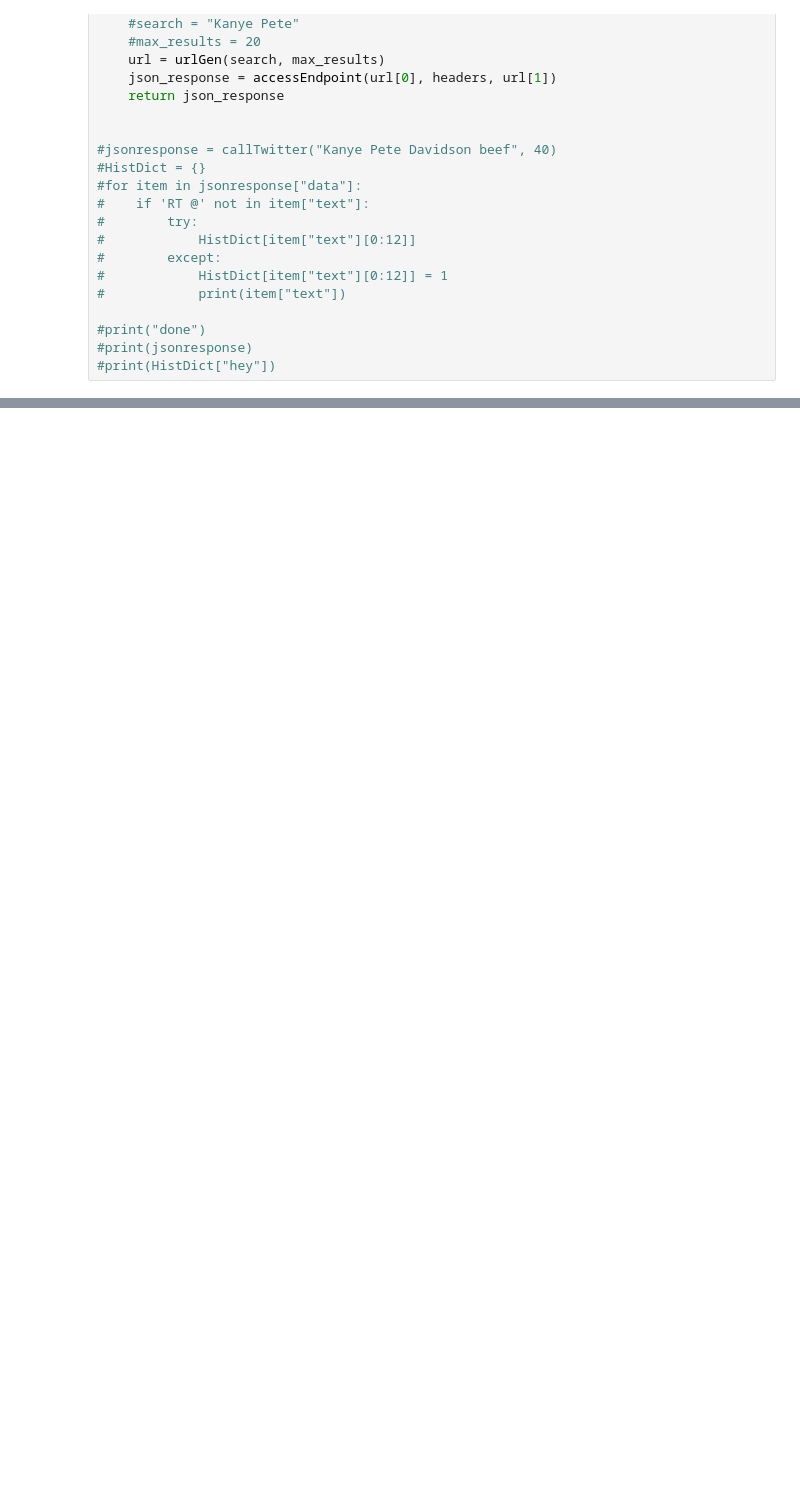
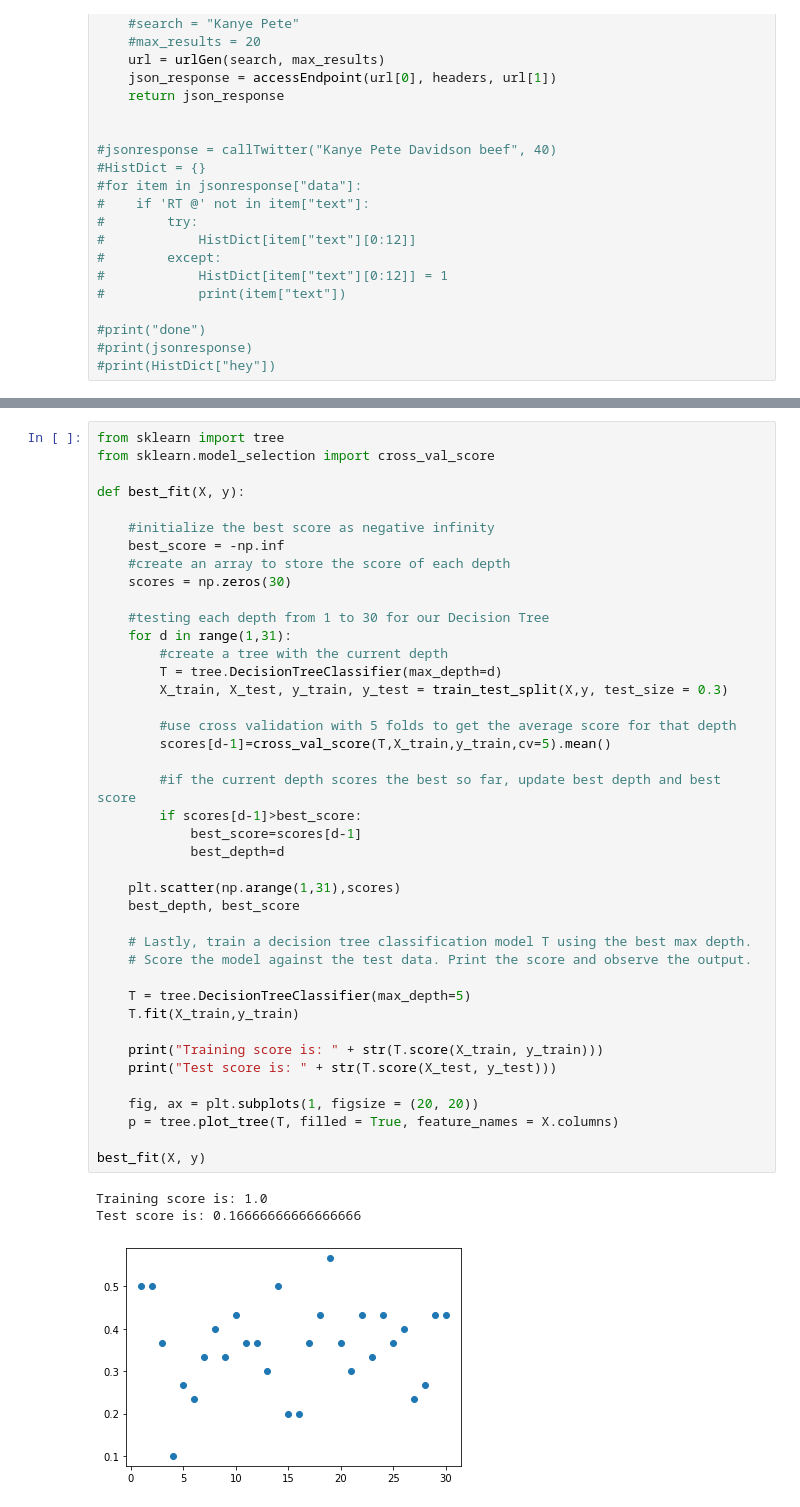
Before and after one commit to Max-Potter/Pic16AProj, a Jupyter notebook: working project.ipynb, the cells around one changed output, grey strips where cells are left out. Drawn from its saved outputs; the diff is of its cells as text; blank space fills up the shorter version.

```diff
--- a/working project.ipynb
+++ b/working project.ipynb
@@ -306,0 +307,45 @@ print(T.score(X,y))
+# %%
+from sklearn import tree
+from sklearn.model_selection import cross_val_score
+
+def best_fit(X, y):
+
+    #initialize the best score as negative infinity
+    best_score = -np.inf
+    #create an array to store the score of each depth
+    scores = np.zeros(30)
+
+    #testing each depth from 1 to 30 for our Decision Tree
+    for d in range(1,31):
+        #create a tree with the current depth
+        T = tree.DecisionTreeClassifier(max_depth=d)
+        X_train, X_test, y_train, y_test = train_test_split(X,y, test_size = 0.3)
+
+        #use cross validation with 5 folds to get the average score for that depth
+        scores[d-1]=cross_val_score(T,X_train,y_train,cv=5).mean()
+
+        #if the current depth scores the best so far, update best depth and best score
+        if scores[d-1]>best_score:
+            best_score=scores[d-1]
+            best_depth=d
+
+    plt.scatter(np.arange(1,31),scores)
+    best_depth, best_score
+
+    # Lastly, train a decision tree classification model T using the best max depth.
+    # Score the model against the test data. Print the score and observe the output.
+
+    T = tree.DecisionTreeClassifier(max_depth=5)
+    T.fit(X_train,y_train)
+
+    print("Training score is: " + str(T.score(X_train, y_train)))
+    print("Test score is: " + str(T.score(X_test, y_test)))
+
+    fig, ax = plt.subplots(1, figsize = (20, 20))
+    p = tree.plot_tree(T, filled = True, feature_names = X.columns)
+
+best_fit(X, y)
+# %% [output]
+Training score is: 1.0
+Test score is: 0.16666666666666666
+[figure, added]
```
Also changed, not shown: parts of 8 cells of this notebook.
